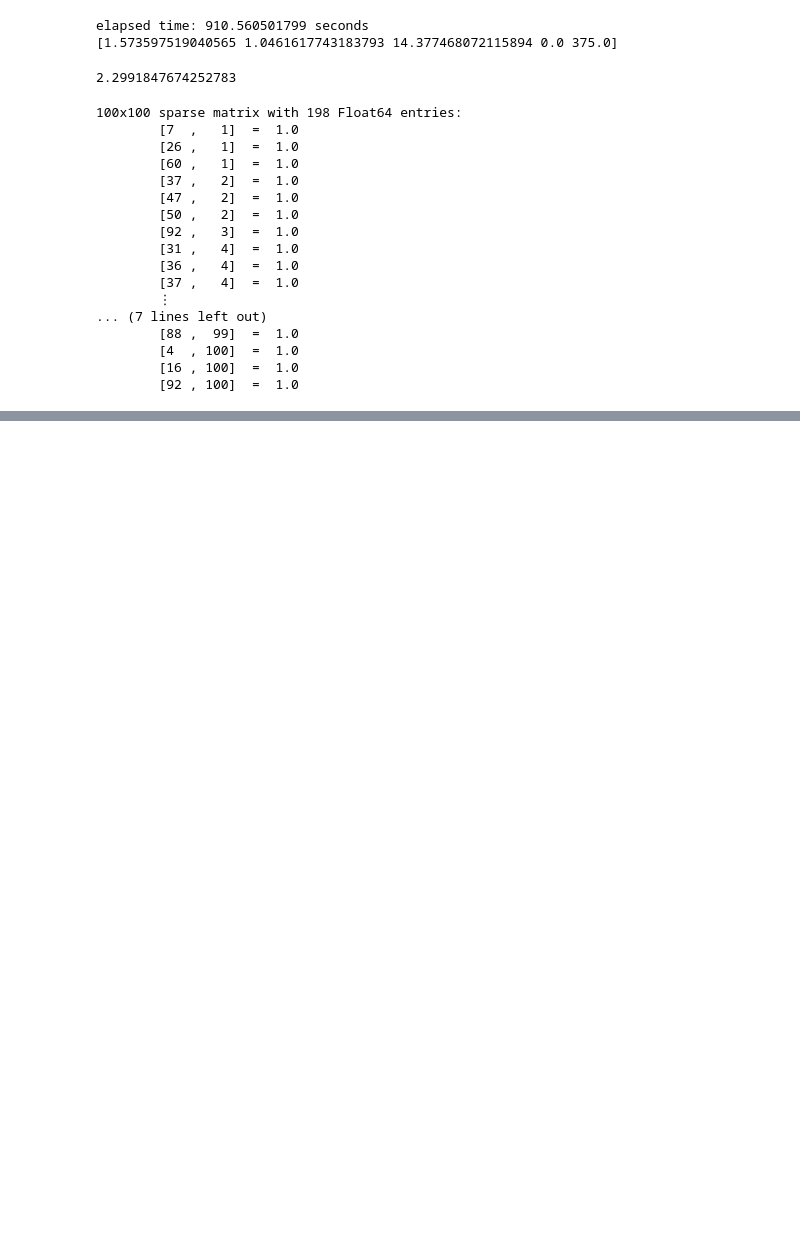
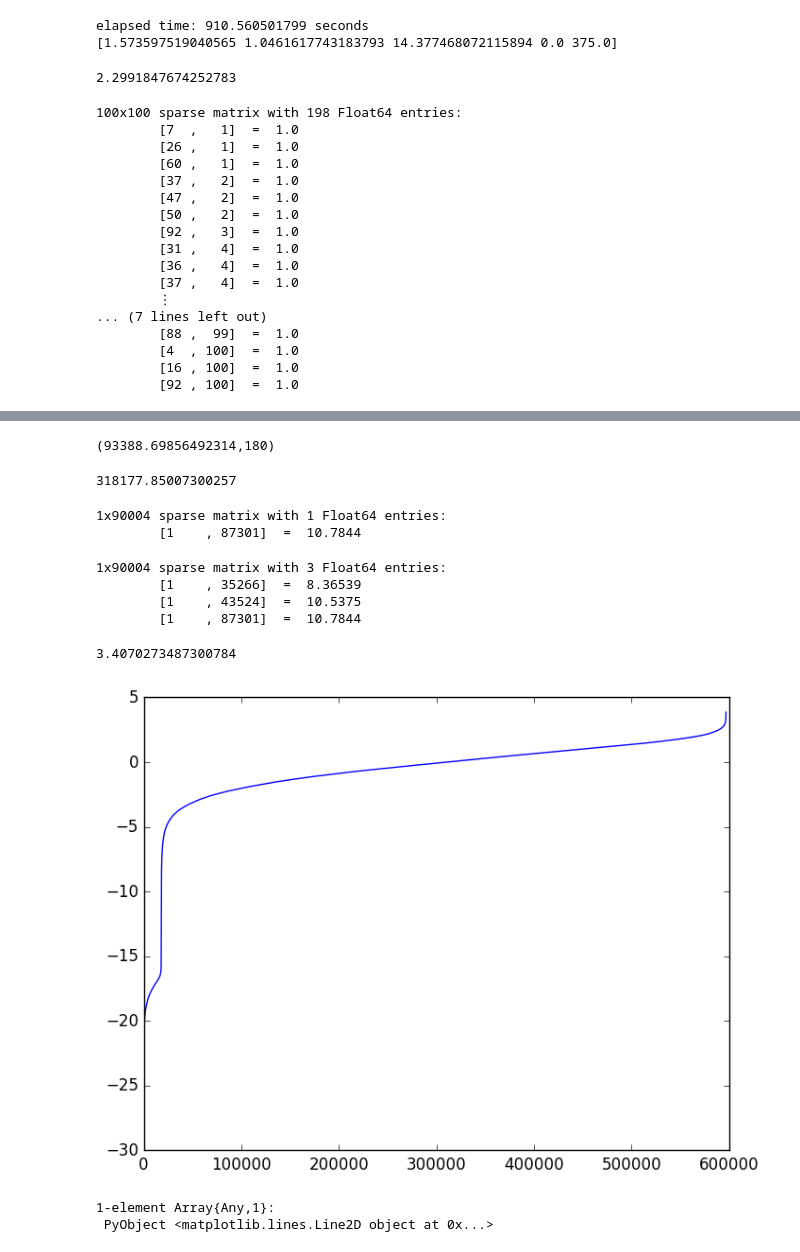
Before and after one commit to danspielman/Laplacians.jl, a Jupyter notebook: devel/develAKPW.ipynb, the cells around one changed output, grey strips where cells are left out. Cells and saved outputs as stored; diff of their text form; code cells hidden in the pictures; blank space fills up the shorter version.

```diff
--- a/devel/develAKPW.ipynb
+++ b/devel/develAKPW.ipynb
@@ -142,0 +527,34 @@ This is a wrapper for akpw!. It's slower, but won't modify the original graph. S
+# %%
+findmax(stnew ./ mi)
+# %% [output]
+(93388.69856492314,180)
+# %%
+a = wtedChimera(90004,180);
+tnew = akpwish(a)
+sum(compStretches(tnew,a)) / nnz(a)
+# %% [output]
+318177.85007300257
+# %%
+tnew[1,:]
+# %% [output]
+1x90004 sparse matrix with 1 Float64 entries:
+        [1    , 87301]  =  10.7844
+# %%
+a[1,:]
+# %% [output]
+1x90004 sparse matrix with 3 Float64 entries:
+        [1    , 35266]  =  8.36539
+        [1    , 43524]  =  10.5375
+        [1    , 87301]  =  10.7844
+# %%
+told = akpw(a);
+sum(compStretches(told,a)) / nnz(a)
+# %% [output]
+3.4070273487300784
+# %%
+using PyPlot
+plot(log(sort(a.nzval)))
+# %% [output]
+[figure, added]
+1-element Array{Any,1}:
+ PyObject <matplotlib.lines.Line2D object at 0x...>
```
Also changed, not shown: parts of 41 cells of this notebook, 1 other file.
